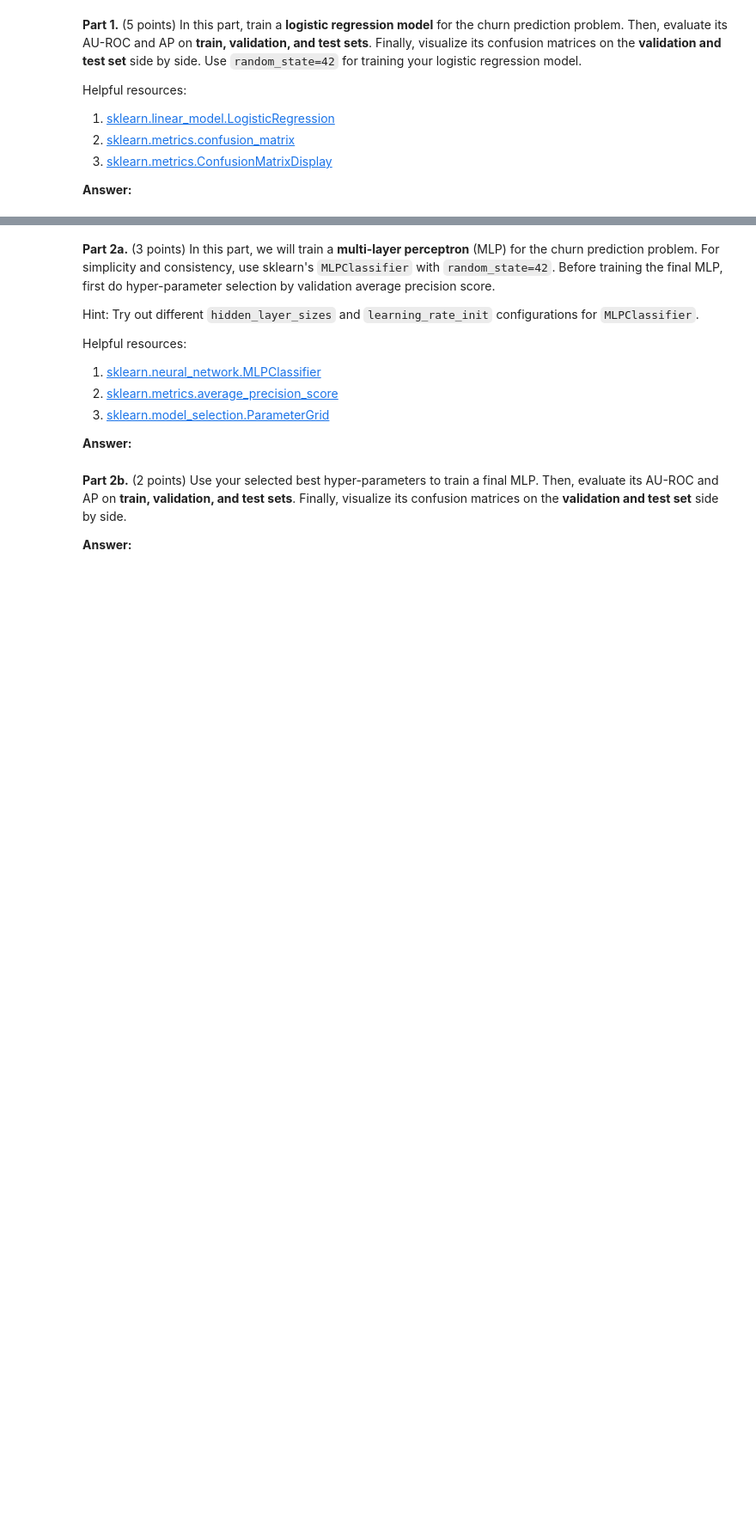
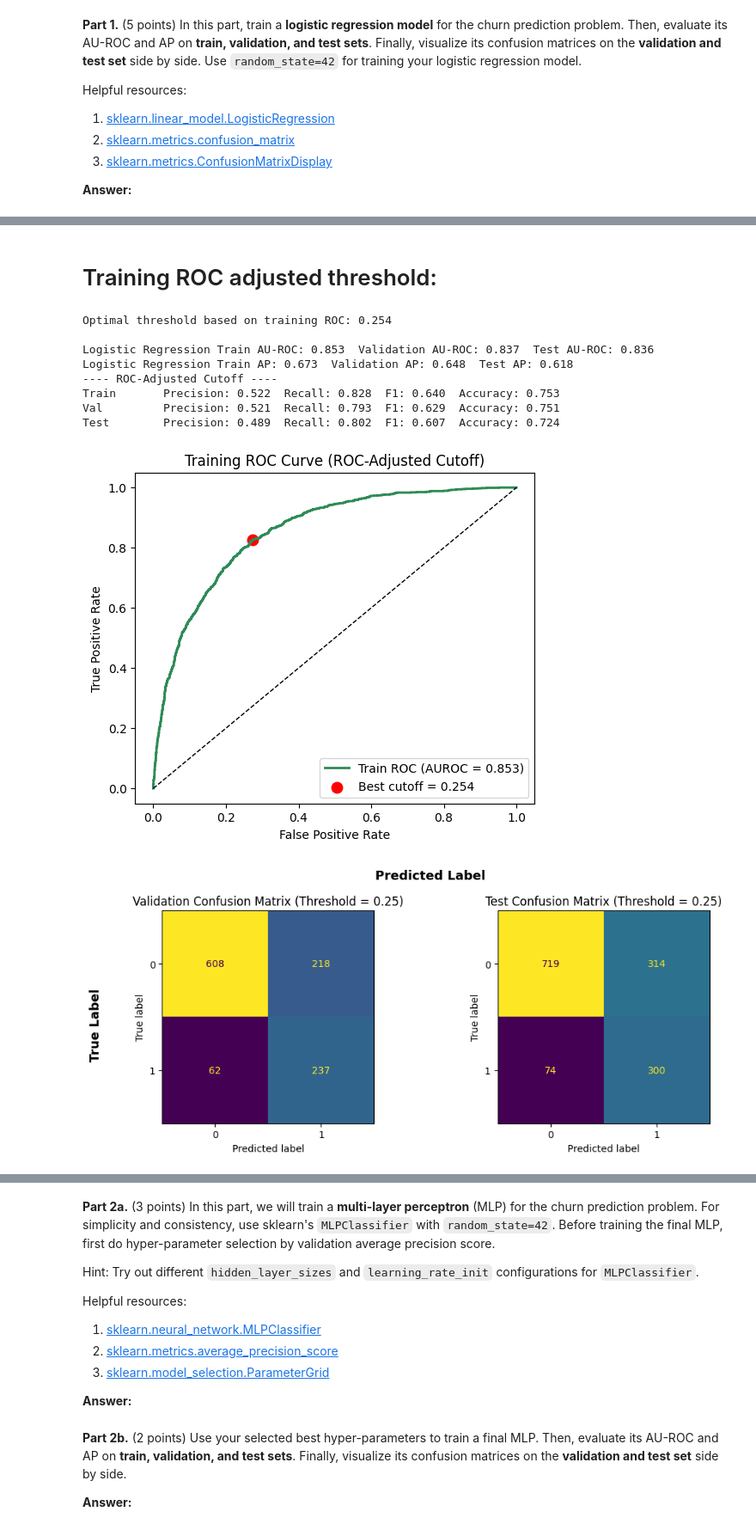
Before and after one commit to AHMerrill/ml-4, a Jupyter notebook: Zan_Merrill_ahm2452_HW4.ipynb, the cells around one changed output, grey strips where cells are left out. Shown at 86% size. Saved outputs shown, nothing was run; the diff lists cells and outputs as text; code cells hidden in the pictures; blank space fills up the shorter version.

```diff
--- a/Zan_Merrill_ahm2452_HW4.ipynb
+++ b/Zan_Merrill_ahm2452_HW4.ipynb
@@ -533,0 +668,74 @@ print(f"Logistic Regression Train AP: {train_ap_lr:.3f} Validation AP: {val_ap_l
+# %% [markdown]
+# Training ROC adjusted threshold:
+# %%
+# --- Logistic Regression with ROC-Adjusted Cutoff ---
+### START CODE ###
+lr = LogisticRegression(random_state=42, max_iter=500)
+lr.fit(X_train, y_train)
+
+# Probabilities
+train_y_pred_score_lr = lr.predict_proba(X_train)[:, 1]
+val_y_pred_score_lr   = lr.predict_proba(X_val)[:, 1]
+test_y_pred_score_lr  = lr.predict_proba(X_test)[:, 1]
+
+# AU-ROC & AP
+train_auroc_lr = roc_auc_score(y_train, train_y_pred_score_lr)
+val_auroc_lr   = roc_auc_score(y_val,   val_y_pred_score_lr)
+test_auroc_lr  = roc_auc_score(y_test,  test_y_pred_score_lr)
+train_ap_lr = average_precision_score(y_train, train_y_pred_score_lr)
+val_ap_lr   = average_precision_score(y_val,   val_y_pred_score_lr)
+test_ap_lr  = average_precision_score(y_test,  test_y_pred_score_lr)
+
+# Optimal threshold (Youden J)
+fpr, tpr, thresholds = roc_curve(y_train, train_y_pred_score_lr)
+j_scores = tpr - fpr
+best_threshold = thresholds[np.argmax(j_scores)]
+print(f"\nOptimal threshold based on training ROC: {best_threshold:.3f}\n")
+### END CODE ###
+
+print(f"Logistic Regression Train AU-ROC: {train_auroc_lr:.3f}  Validation AU-ROC: {val_auroc_lr:.3f}  Test AU-ROC: {test_auroc_lr:.3f}")
+print(f"Logistic Regression Train AP: {train_ap_lr:.3f}  Validation AP: {val_ap_lr:.3f}  Test AP: {test_ap_lr:.3f}")
+
+# --- Pointwise metrics ---
+train_preds = (train_y_pred_score_lr >= best_threshold).astype(int)
+val_preds   = (val_y_pred_score_lr   >= best_threshold).astype(int)
+test_preds  = (test_y_pred_score_lr  >= best_threshold).astype(int)
+
+print("---- ROC-Adjusted Cutoff ----")
+print_metrics(y_train, train_preds, "Train")
+print_metrics(y_val,   val_preds,   "Val")
+print_metrics(y_test,  test_preds,  "Test")
+
+# --- ROC Curve (Training) with Marker ---
+plt.figure(figsize=(6,5))
+plt.plot(fpr, tpr, lw=2, color="seagreen", label=f"Train ROC (AUROC = {train_auroc_lr:.3f})")
+plt.plot([0,1],[0,1],'k--',lw=1)
+plt.scatter(fpr[np.argmax(j_scores)], tpr[np.argmax(j_scores)],
+            color='red', s=80, label=f"Best cutoff = {best_threshold:.3f}")
+plt.xlabel("False Positive Rate")
+plt.ylabel("True Positive Rate")
+plt.title("Training ROC Curve (ROC-Adjusted Cutoff)")
+plt.legend()
+plt.show()
+
+# --- Confusion Matrices ---
+fig, axes = plt.subplots(1, 2, figsize=(10, 4))
+ConfusionMatrixDisplay(confusion_matrix(y_val, val_preds)).plot(ax=axes[0], colorbar=False)
+axes[0].set_title(f"Validation Confusion Matrix (Threshold = {best_threshold:.2f})")
+ConfusionMatrixDisplay(confusion_matrix(y_test, test_preds)).plot(ax=axes[1], colorbar=False)
+axes[1].set_title(f"Test Confusion Matrix (Threshold = {best_threshold:.2f})")
+fig.text(0.5, 1.02, "Predicted Label", ha='center', fontsize=13, fontweight='bold')
+fig.text(0.02, 0.5, "True Label", ha='center', va='center', rotation='vertical', fontsize=13, fontweight='bold')
+plt.tight_layout()
+plt.show()
+# %% [output]
+Optimal threshold based on training ROC: 0.254
+
+Logistic Regression Train AU-ROC: 0.853  Validation AU-ROC: 0.837  Test AU-ROC: 0.836
+Logistic Regression Train AP: 0.673  Validation AP: 0.648  Test AP: 0.618
+---- ROC-Adjusted Cutoff ----
+Train       Precision: 0.522  Recall: 0.828  F1: 0.640  Accuracy: 0.753
+Val         Precision: 0.521  Recall: 0.793  F1: 0.629  Accuracy: 0.751
+Test        Precision: 0.489  Recall: 0.802  F1: 0.607  Accuracy: 0.724
+[figure, added]
+[figure, added]
```
Also changed, not shown: parts of 13 cells of this notebook.
